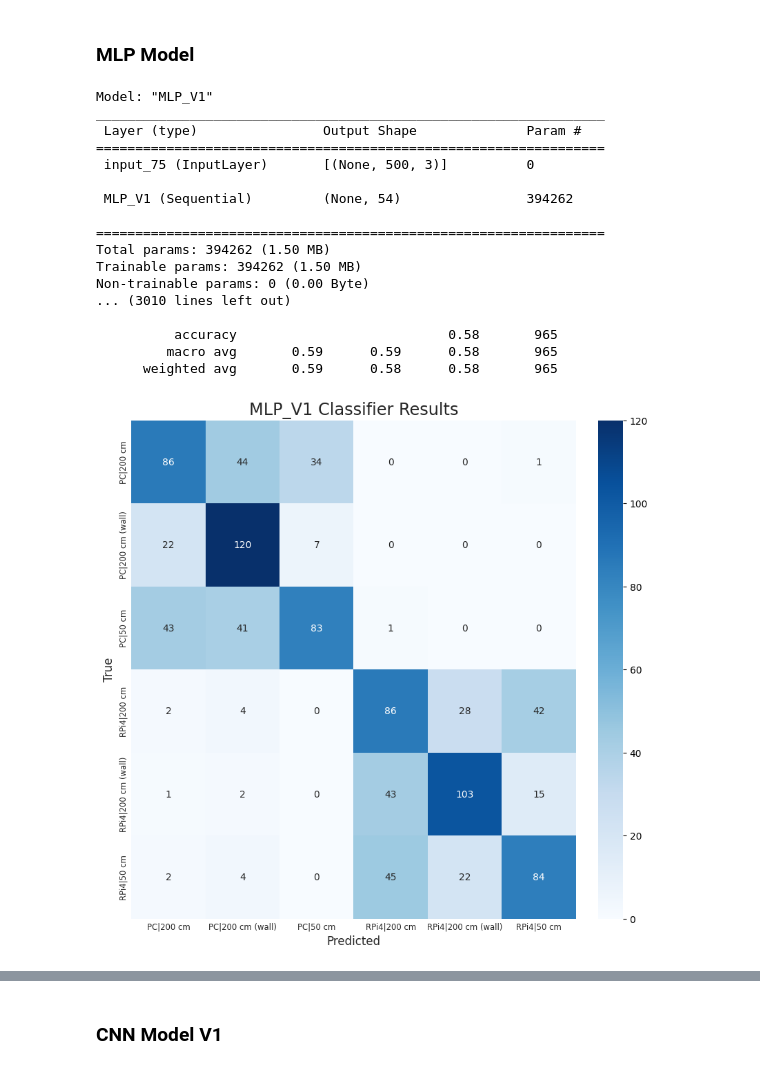
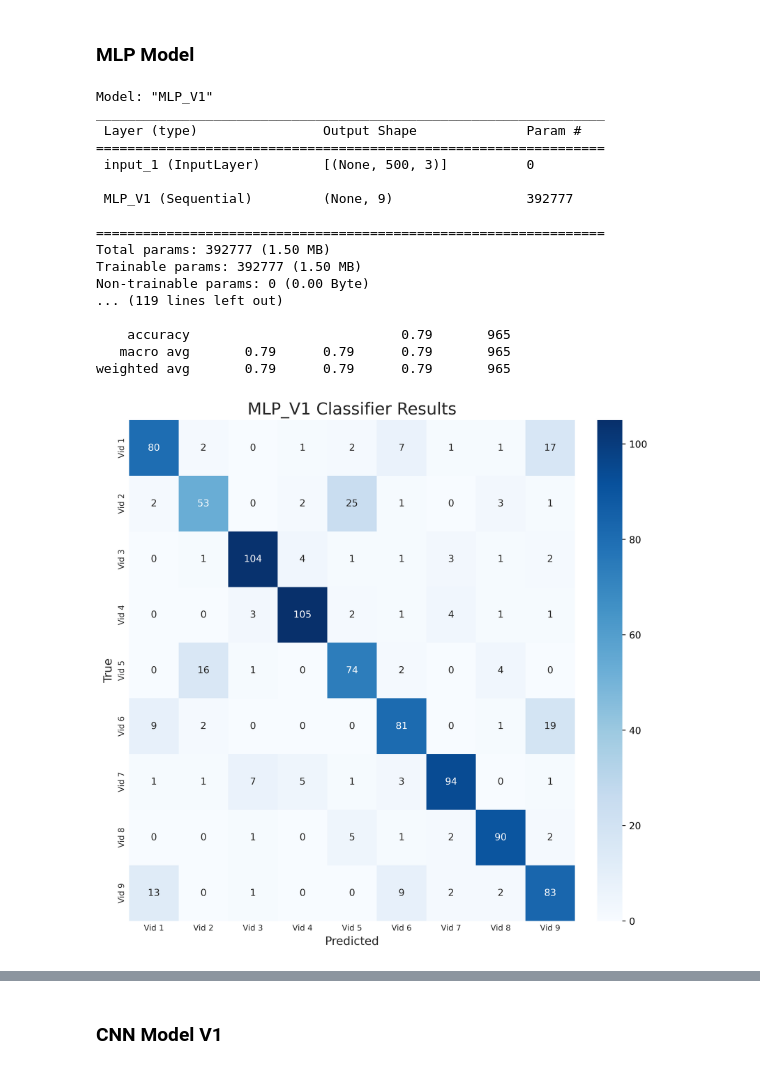
Before and after one commit to tlee08/XL-NTA_honours_dev, a Jupyter notebook: 3_classify/WLAN_CNN.ipynb, the cells around one changed output, grey strips where cells are left out. Drawn from its saved outputs; the diff is of its cells as text; code cells hidden in the pictures.

```diff
--- a/3_classify/WLAN_CNN.ipynb
+++ b/3_classify/WLAN_CNN.ipynb
@@ -53,20 +70,20 @@ from tensorflow.keras.models import (
 ## Setting configs
 # %%
 # Directory storing the CSI and WLAN captures
-resources_dir = resources_dir = "/Volumes/tim_details/tim_honours/CAPTURES"
+resources_dir = '/content/drive/MyDrive/honours/captures'
 
 # Directory to save plots to
-plt_dir = "/Users/timothylee/Desktop/Uni/Yr5/Honours/honours_thesis/figures/plt_figs/"
+plt_dir = '/content/drive/MyDrive/honours/figures/wlan'
 
 # Directory to save models to
-models_dir = "/Volumes/tim_details/tim_honours/models"
+models_dir = '/content/drive/MyDrive/honours/models/wlan'
 
 # Supress pd scientific notation
 pd.set_option('display.float_format', '{:.6f}'.format)
 
 # Resolution of plots
 plt.rcParams["figure.dpi"] = 100 # 300
-# plt.rcParams["figure.dpi"] = 500 # 300
+plt.rcParams["figure.dpi"] = 500 # 300
 
 # Backend to generate plots
 # mpl.use("agg")
@@ -143,13 +168,10 @@ Y = (
 # %% [markdown]
 ### Setting Y Labels
 # %%
-from sklearn.preprocessing import LabelEncoder, LabelBinarizer
-
-# Using video as label
-# TODO: can try out different combinations
+# SPECIFY LABELS TO USE
 labels_to_classify = [
-    "devices",
-    "locations",
+    # "devices",
+    # "locations",
     "videos",
 ]
 
@@ -159,8 +181,7 @@ y = np.array(
 )
 
 # Encode the labels
-# le = LabelEncoder() # assigns integer encoding
-lb = LabelBinarizer() # one-hot encoding|
+lb = LabelBinarizer() # one-hot encoding
 lb.fit(y)
 y_lb = lb.transform(y)
 
@@ -877,20 +956,22 @@ def eval_tf(
 # %% [markdown]
 ### MLP Model
 # %%
-# Simpler CNN. Accuracy ~ 0.88
-
 name = "MLP_V1"
 
 # Hyper-parameters
 hparams = {
-    "epochs": 1000,
+    "epochs": 100,
     "batch_size": 64,
     "validation_split": 0.2,
     "verbose": True,
     "learning_rate": 0.001,
+    "loss": CategoricalCrossentropy(), # FOR CATEGORICAL CLASSIFICATION
+    "stopping_monitor":"val_categorical_accuracy", # FOR CATEGORICAL CLASSIFICATION
+    # "loss": BinaryCrossentropy(), # FOR BINARY CLASSIFICATION
+    # "stopping_monitor":"val_binary_accuracy", # FOR BINARY CLASSIFICATION
 }
 
-# Making CNN model Architecture
+# Making MLP model Architecture
 in1 = Input(shape=X_train.shape[1:])
 m1 = Sequential(
     [
@@ -906,48 +987,57 @@ m1 = Sequential(
         Dropout(
             0.5, name="dropout_1"
         ),
-        Dense(
+        Dense( # FOR CATEGORICAL CLASSIFICATION
             len(lb.classes_), activation="softmax", name="output"
-        )
+        ),
+        # Dense( # FOR BINARY CLASSIFICATION
+        #     1, activation="sigmoid", name="output"
+        # ),
     ],
     name="MLP_V1"
 )(in1)
 
 model = Model(
     inputs=[in1],
     outputs=[m1],
     name=name,
 )
 
 # Show model architecture
 model.summary()
 
 # Saving model
 save_model_tf(model, name)
 # Save architecture
 save_architecture_tf(model, name)
 
 # Training model
-# train_tf(name, hparams, X_train, y_train)
+train_tf(name, hparams, X_train, y_train)
 
 # Evaluating model
-eval_tf(name, X_test, y_test, [0, 1])
+eval_tf(
+    name,
+    X_test,
+    y_test,
+    lab_grouping=[0],
+    # metrics=["loss", "binary_accuracy"],
+)
 # %% [output]
 Model: "MLP_V1"
 _________________________________________________________________
  Layer (type)                Output Shape              Param #
 =================================================================
- input_75 (InputLayer)       [(None, 500, 3)]          0
+ input_1 (InputLayer)        [(None, 500, 3)]          0
 
- MLP_V1 (Sequential)         (None, 54)                394262
+ MLP_V1 (Sequential)         (None, 9)                 392777
 
 =================================================================
-Total params: 394262 (1.50 MB)
-Trainable params: 394262 (1.50 MB)
+Total params: 392777 (1.50 MB)
+Trainable params: 392777 (1.50 MB)
 Non-trainable params: 0 (0.00 Byte)
-... (3010 lines left out)
+... (119 lines left out)
 
-          accuracy                           0.58       965
-         macro avg       0.59      0.59      0.58       965
-      weighted avg       0.59      0.58      0.58       965
+    accuracy                           0.79       965
+   macro avg       0.79      0.79      0.79       965
+weighted avg       0.79      0.79      0.79       965
-[figure, old version]
+[figure, new version]
```
Also changed, not shown: parts of 24 cells of this notebook, 6 other files.
